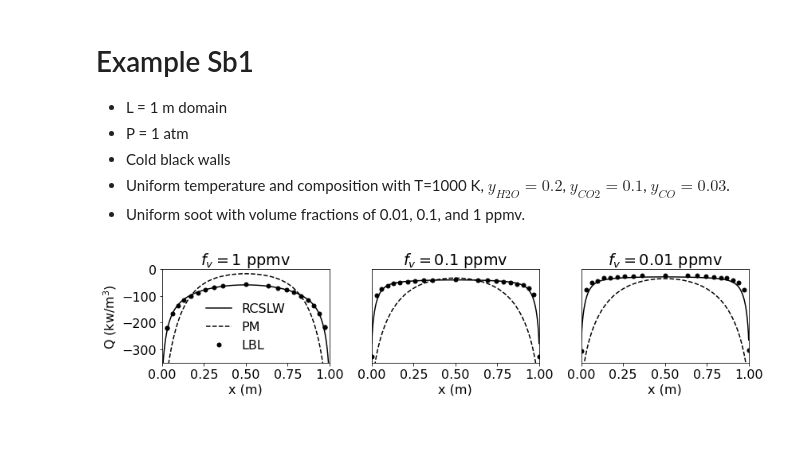
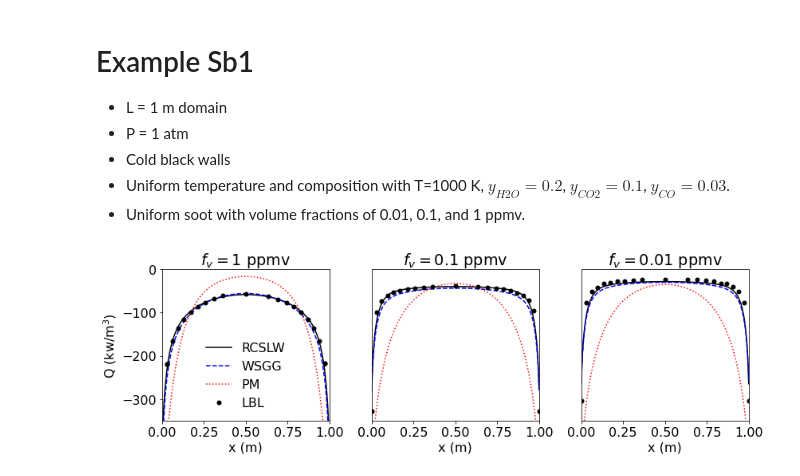
Before and after one commit to BYUignite/radlib, a Jupyter notebook: examples/python/run_and_plot_examples.ipynb, the cells around one changed output. Drawn from its saved outputs; the diff is of its cells as text; code cells hidden in the pictures; blank space fills up the shorter version.

Commit message:
Adding soot to WSGG model

```diff
--- a/examples/python/run_and_plot_examples.ipynb
+++ b/examples/python/run_and_plot_examples.ipynb
@@ -476,44 +476,50 @@ with _hide_print():
     xQ, Q001 = ex_Sb1('rcslw', 1E-8, 4)
     xQ, Q01  = ex_Sb1('rcslw', 1E-7, 4)
     xQ, Q1   = ex_Sb1('rcslw', 1E-6, 4)
-    xPM, QPM001  = ex_Sb1('planckmean', 1E-8)
-    xPM, QPM01   = ex_Sb1('planckmean', 1E-7)
-    xPM, QPM1    = ex_Sb1('planckmean', 1E-6)
+    xQ, QW001 = ex_Sb1('wsgg', 1E-8, 4)
+    xQ, QW01  = ex_Sb1('wsgg', 1E-7, 4)
+    xQ, QW1   = ex_Sb1('wsgg', 1E-6, 4)
+    xQ, QPM001  = ex_Sb1('planckmean', 1E-8)
+    xQ, QPM01   = ex_Sb1('planckmean', 1E-7)
+    xQ, QPM1    = ex_Sb1('planckmean', 1E-6)
 
 lbl  = np.loadtxt('LBLdata/ex_Sb1_LBL.dat')
 # %%
-fig,ax=plt.subplots(1,3,figsize=(12,3))
+fig,ax=plt.subplots(1,3,figsize=(12,4))
 
 plt.subplot(1,3,1)
-plt.plot(xQ, Q1/1000,        'k-', ms=5)
-plt.plot(xPM, QPM1/1000,     'k--',ms=5)
-plt.plot(lbl[:,0], lbl[:,1], 'ko', ms=5)
+plt.plot(xQ, Q1/1000,       'k-')
+plt.plot(xQ, QW1/1000,      'b--')
+plt.plot(xQ, QPM1/1000,     'r:')
+plt.plot(lbl[:,0], lbl[:,1],'ko',  ms=5)
 plt.title(r'$f_v=1$ ppmv')
 plt.xlabel('x (m)')
 plt.ylabel(r'Q (kw/m$^3$)')
 plt.xlim([0,1])
 plt.ylim([-350,0])
 plt.yticks([-300,-200,-100,0])
-plt.legend(['RCSLW', 'PM', 'LBL'], frameon=False)
+plt.legend(['RCSLW', 'WSGG', 'PM', 'LBL'], frameon=False)
 
 plt.subplot(1,3,2)
-plt.plot(xQ, Q01/1000,       'k-', ms=5)
-plt.plot(xPM, QPM01/1000,    'k--',ms=5)
-plt.plot(lbl[:,2], lbl[:,3], 'ko', ms=5)
+plt.plot(xQ, Q01/1000,      'k-')
+plt.plot(xQ, QW01/1000,     'b--')
+plt.plot(xQ, QPM01/1000,    'r:')
+plt.plot(lbl[:,2], lbl[:,3],'ko', ms=5)
 plt.title(r'$f_v=0.1$ ppmv')
 plt.xlabel('x (m)')
 plt.xlim([0,1])
 plt.ylim([-350,0])
 plt.yticks([]);
 
 plt.subplot(1,3,3)
-plt.plot(xQ, Q001/1000,      'k-', ms=5)
-plt.plot(xPM, QPM001/1000,   'k--',ms=5)
-plt.plot(lbl[:,4], lbl[:,5], 'ko', ms=5)
+plt.plot(xQ, Q001/1000,     'k-')
+plt.plot(xQ, QW001/1000,    'b--')
+plt.plot(xQ, QPM001/1000,   'r:')
+plt.plot(lbl[:,4], lbl[:,5],'ko', ms=5)
 plt.title(r'$f_v=0.01$ ppmv')
 plt.xlabel('x (m)')
 plt.xlim([0,1])
 plt.ylim([-350,0])
 plt.yticks([]);
 # %% [output]
-[figure, old version]
+[figure, new version]
```
Also changed, not shown: 2 other files.
